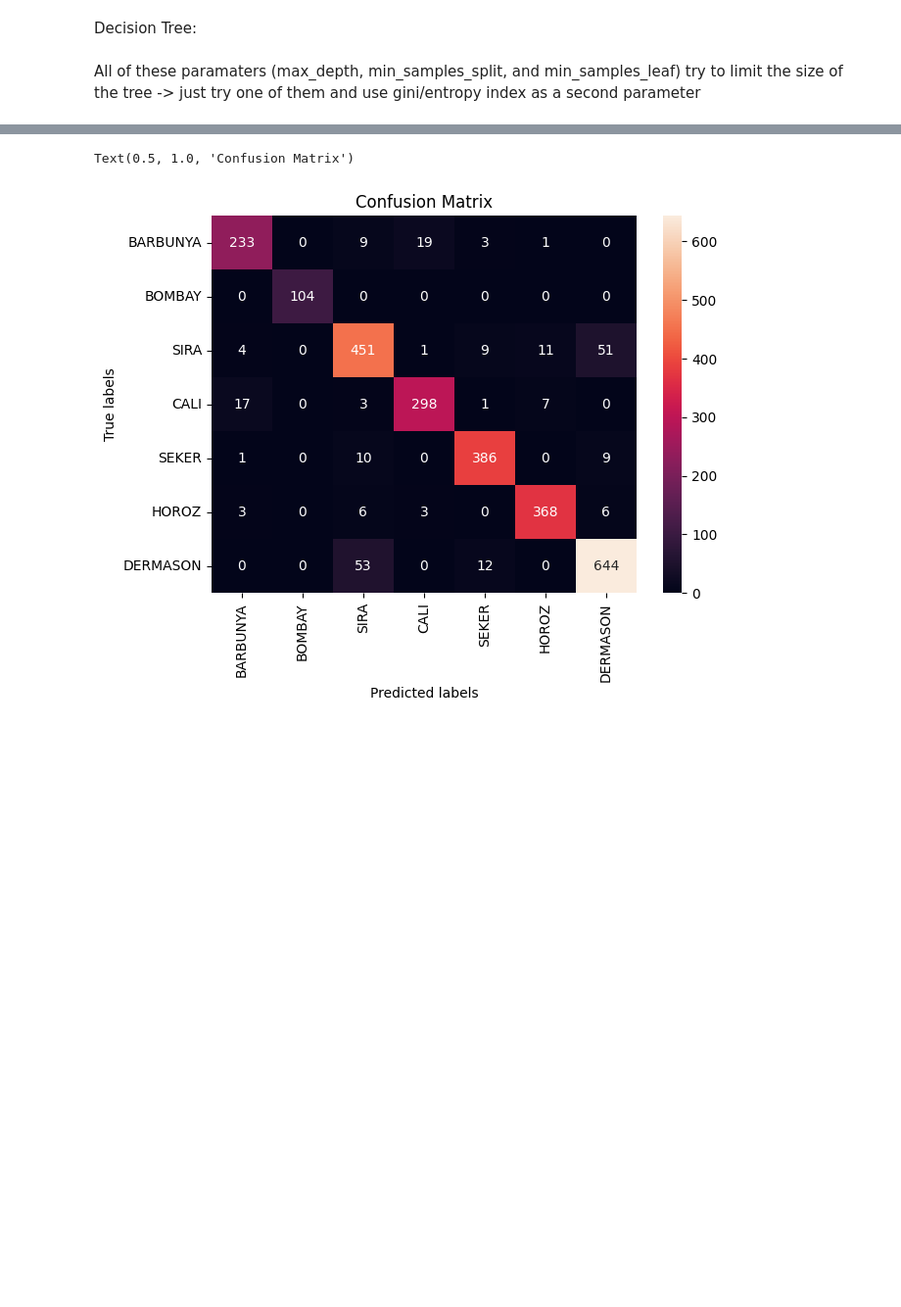
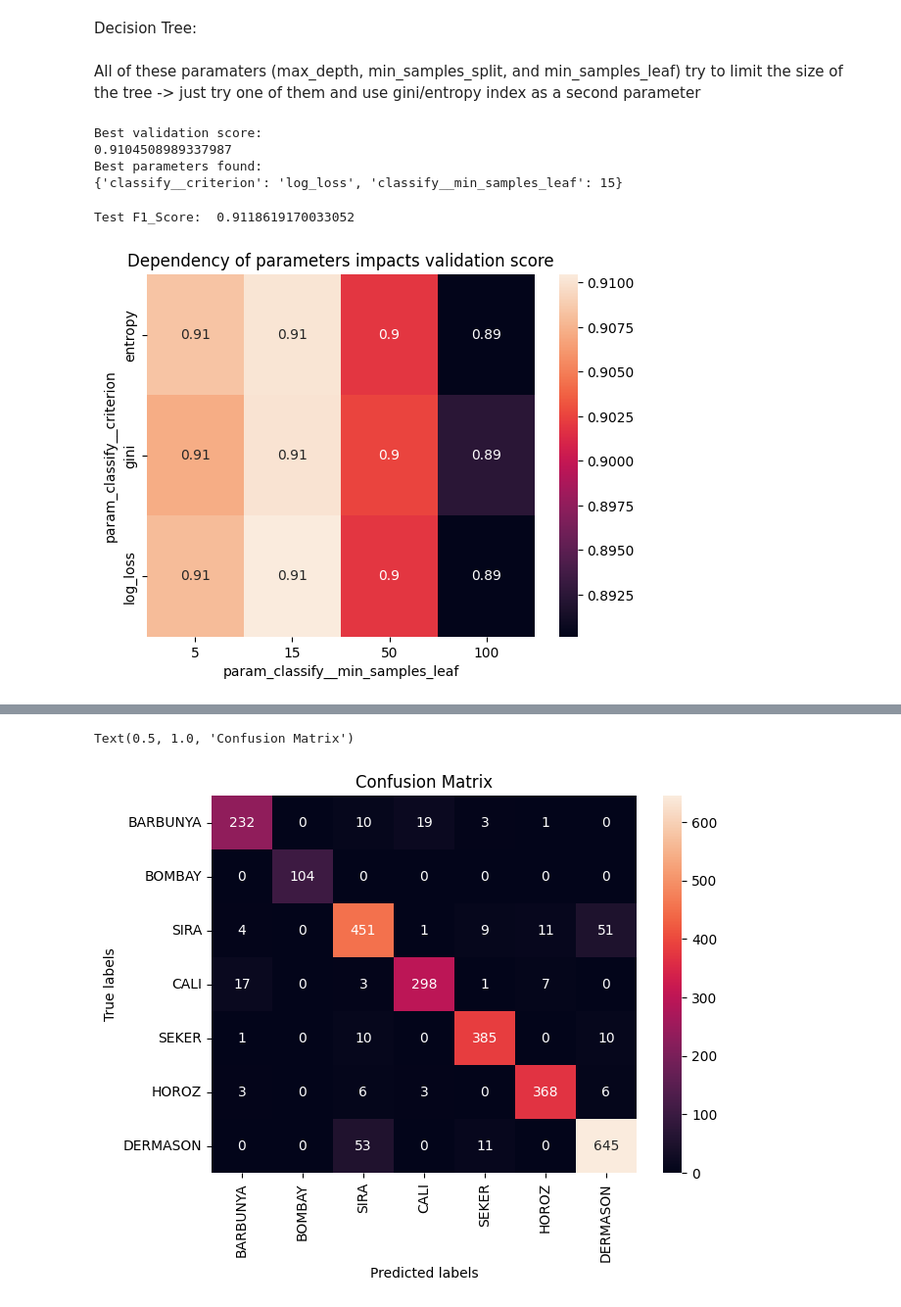
Before and after one commit to palinalif/Proj1, a Jupyter notebook: Project1 New copy 2.ipynb, the cells around one changed output, grey strips where cells are left out. Shown at 98% size. Saved outputs shown, nothing was run; the diff lists cells and outputs as text; code cells hidden in the pictures; blank space fills up the shorter version.

```diff
--- a/Project1 New copy 2.ipynb
+++ b/Project1 New copy 2.ipynb
@@ -130,35 +130,44 @@ All of these paramaters (max_depth, min_samples_split, and min_samples_leaf) try
 #Decision tree with F1 score
 #when tuning both parameters at same time:
 
-# z=5 # 5 Fold cross-validation
+z=5 # 5 Fold cross-validation
 
-# pipe_dt = Pipeline([
-#     ("classify", tree.DecisionTreeClassifier())
-# ])
+pipe_dt = Pipeline([
+    ("classify", tree.DecisionTreeClassifier())
+])
 
-# pg_dt = {
-#         'classify__min_samples_leaf': [5, 15,50,100],
-#         'classify__criterion': ['gini', 'entropy', 'log_loss']
-#         }
-# clf_dt = GridSearchCV(pipe_dt, param_grid =pg_dt,cv=z, scoring = "f1_micro", return_train_score=True)
-# clf_dt.fit(X_train,y_train)
+pg_dt = {
+        'classify__min_samples_leaf': [5, 15,50,100],
+        'classify__criterion': ['gini', 'entropy', 'log_loss']
+        }
+clf_dt = GridSearchCV(pipe_dt, param_grid =pg_dt,cv=z, scoring = "f1_micro", return_train_score=True)
+clf_dt.fit(X_train,y_train)
 
-# print("Best validation score: ")
-# val_score_dt = clf_dt.best_score_
-# print(clf_dt.best_score_) #Score: F1
+print("Best validation score: ")
+val_score_dt = clf_dt.best_score_
+print(clf_dt.best_score_) #Score: F1
 
-# print("Best parameters found: ")
-# print(clf_dt.best_params_)
+print("Best parameters found: ")
+print(clf_dt.best_params_)
+# %% [output]
+Best validation score:
+0.9104508989337987
+Best parameters found:
+{'classify__criterion': 'log_loss', 'classify__min_samples_leaf': 15}
 # %%
-# test_score_dt =  f1_score(y_test, clf_dt.predict(X_test), average='micro')
+test_score_dt =  f1_score(y_test, clf_dt.predict(X_test), average='micro')
 
-# print("Test F1_Score: ", test_score_dt)
+print("Test F1_Score: ", test_score_dt)
+# %% [output]
+Test F1_Score:  0.9118619170033052
 # %%
-#parameters dependency impacts validation score
+# parameters dependency impacts validation score
 
-# cv_results_dt = pd.DataFrame(clf_dt.cv_results_)
-# pivot = cv_results_dt.pivot(index='param_classify__criterion', columns='param_classify__min_samples_leaf', values='mean_test_score')
-# ax = sns.heatmap(pivot, annot=True)
-# ax.set_title("Dependency of parameters impacts validation score")
-# plt.show()
+cv_results_dt = pd.DataFrame(clf_dt.cv_results_)
+pivot = cv_results_dt.pivot(index='param_classify__criterion', columns='param_classify__min_samples_leaf', values='mean_test_score')
+ax = sns.heatmap(pivot, annot=True)
+ax.set_title("Dependency of parameters impacts validation score")
+plt.show()
+# %% [output]
+[figure, added]
 # %%
```
Also changed, not shown: parts of 15 cells of this notebook, 3 other files.
